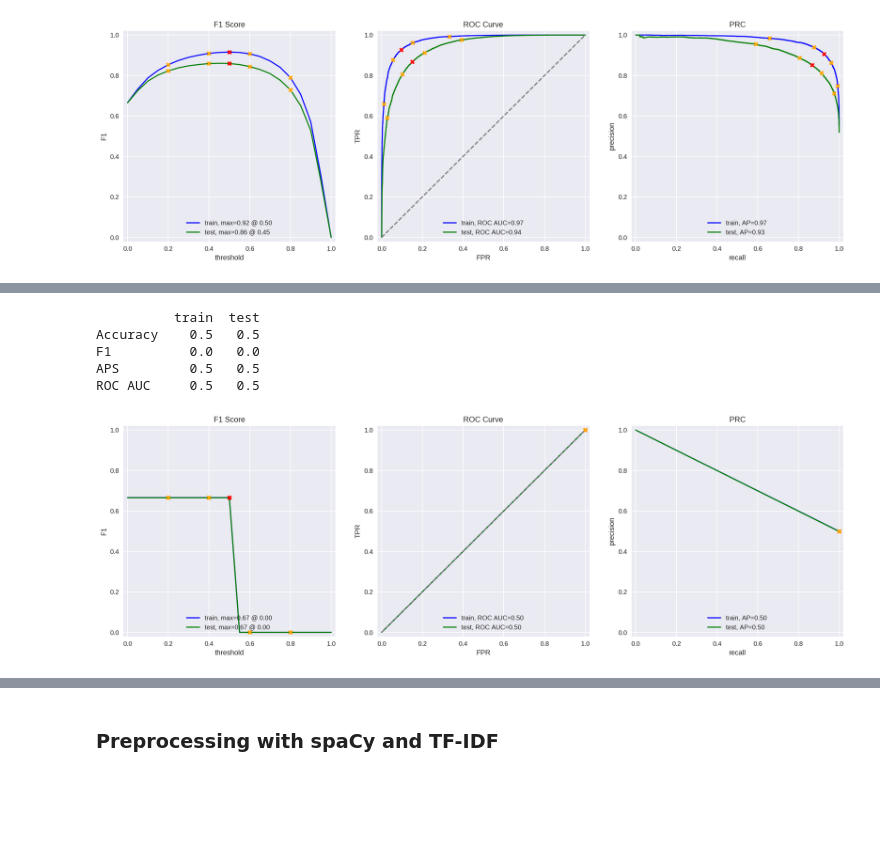
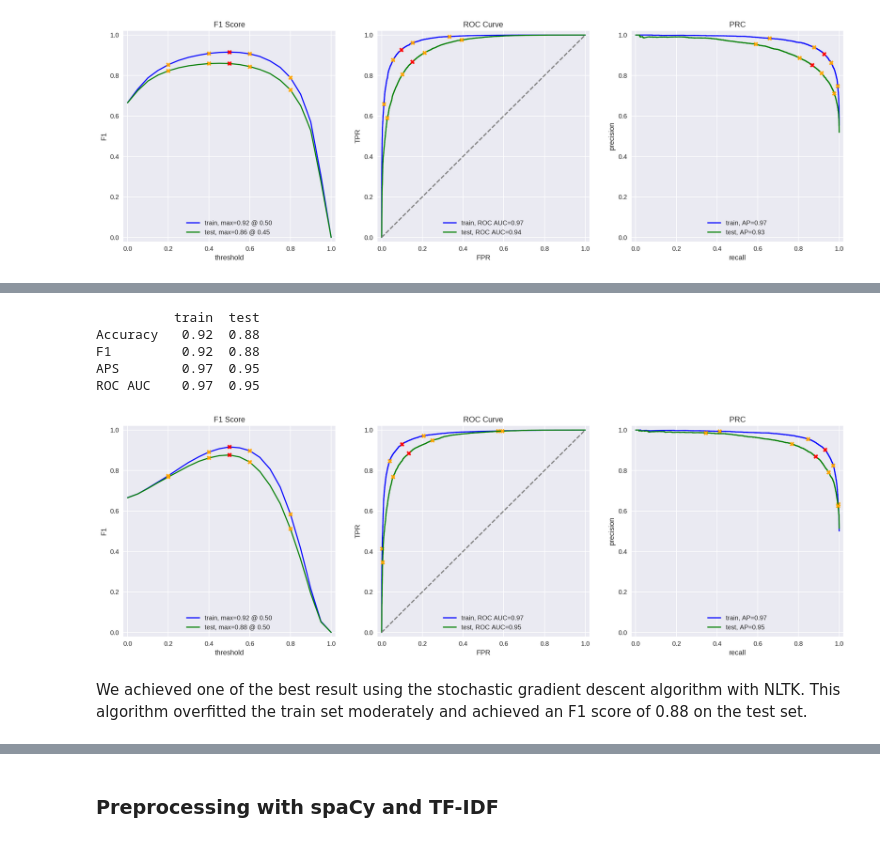
Before and after one commit to chuksoo/imdb_movie_sentiment_analysisNLP, a Jupyter notebook: imdb_movie_sentiment_analysisNLP.ipynb, the cells around one changed output, grey strips where cells are left out. Drawn from its saved outputs; the diff is of its cells as text; code cells hidden in the pictures; blank space fills up the shorter version.

```diff
--- a/imdb_movie_sentiment_analysisNLP.ipynb
+++ b/imdb_movie_sentiment_analysisNLP.ipynb
@@ -613,6 +623,6 @@ ROC AUC    0.97  0.94
 # %%
 %%time
-# train svc classifier
-svm_clf = SVC(random_state=12345, probability=True)
-svm_clf.fit(nltk_X_train, y_train)
+# train sgd classifier
+sgd_clf_nltk = SGDClassifier(random_state=12345, loss='log')
+sgd_clf_nltk.fit(nltk_X_train, y_train)
 # %% [output]
@@ -625,10 +637,12 @@ SVC(C=1.0, cache_size=200, class_weight=None, coef0=0.0,
 # %%
-# evaluate support vector machine algorithm
-evaluate_model(svm_clf, nltk_X_train, y_train, nltk_X_test, y_test)
+# evaluate stochastic gradient descent algorithm
+evaluate_model(sgd_clf_nltk, nltk_X_train, y_train, nltk_X_test, y_test)
 # %% [output]
           train  test
-Accuracy    0.5   0.5
-F1          0.0   0.0
-APS         0.5   0.5
-ROC AUC     0.5   0.5
+Accuracy   0.92  0.88
+F1         0.92  0.88
+APS        0.97  0.95
+ROC AUC    0.97  0.95
-[figure, old version]
+[figure, new version]
+# %% [markdown]
+We achieved one of the best result using the stochastic gradient descent algorithm with NLTK. This algorithm overfitted the train set moderately and achieved an F1 score of 0.88 on the test set.
```
Also changed, not shown: parts of 65 cells of this notebook.
